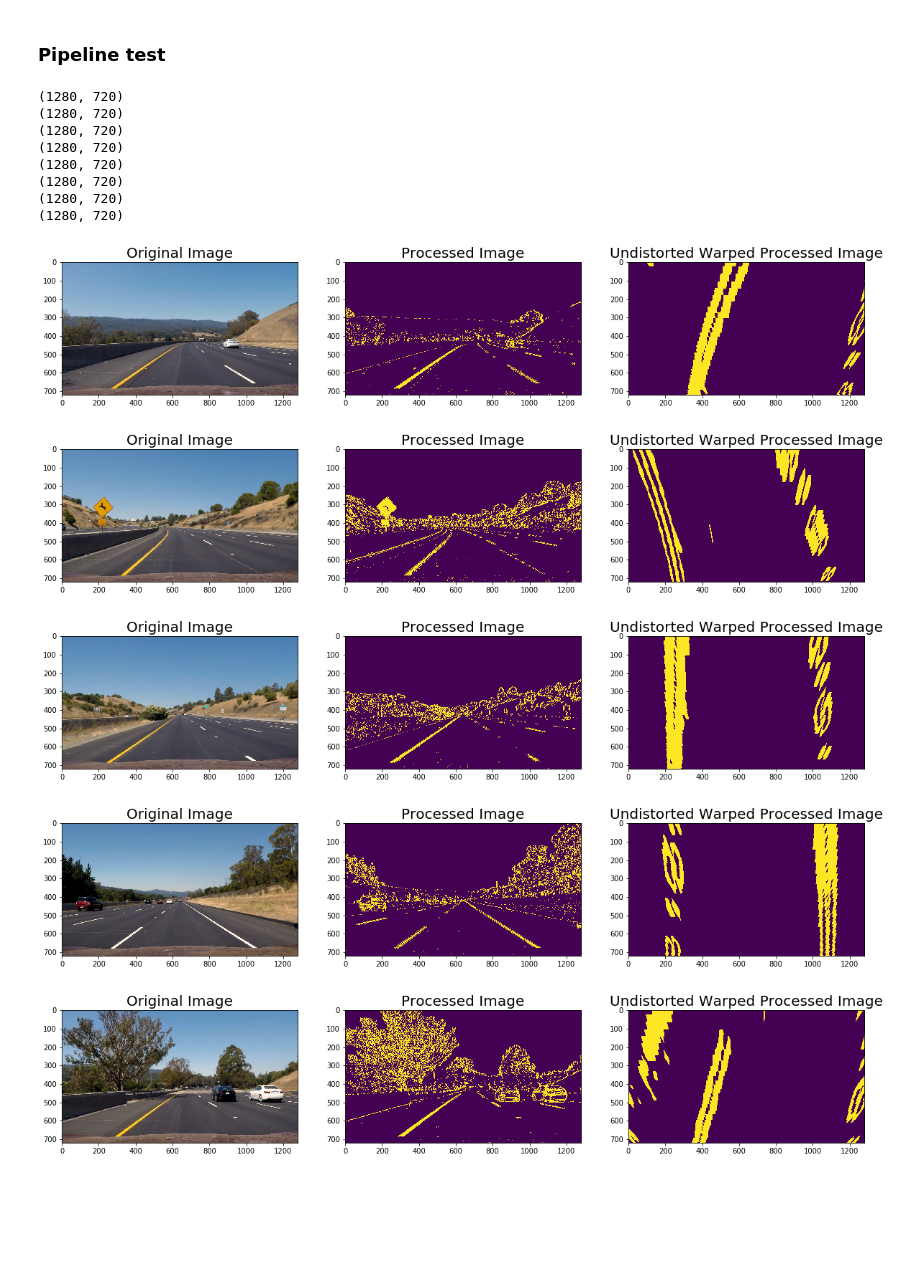
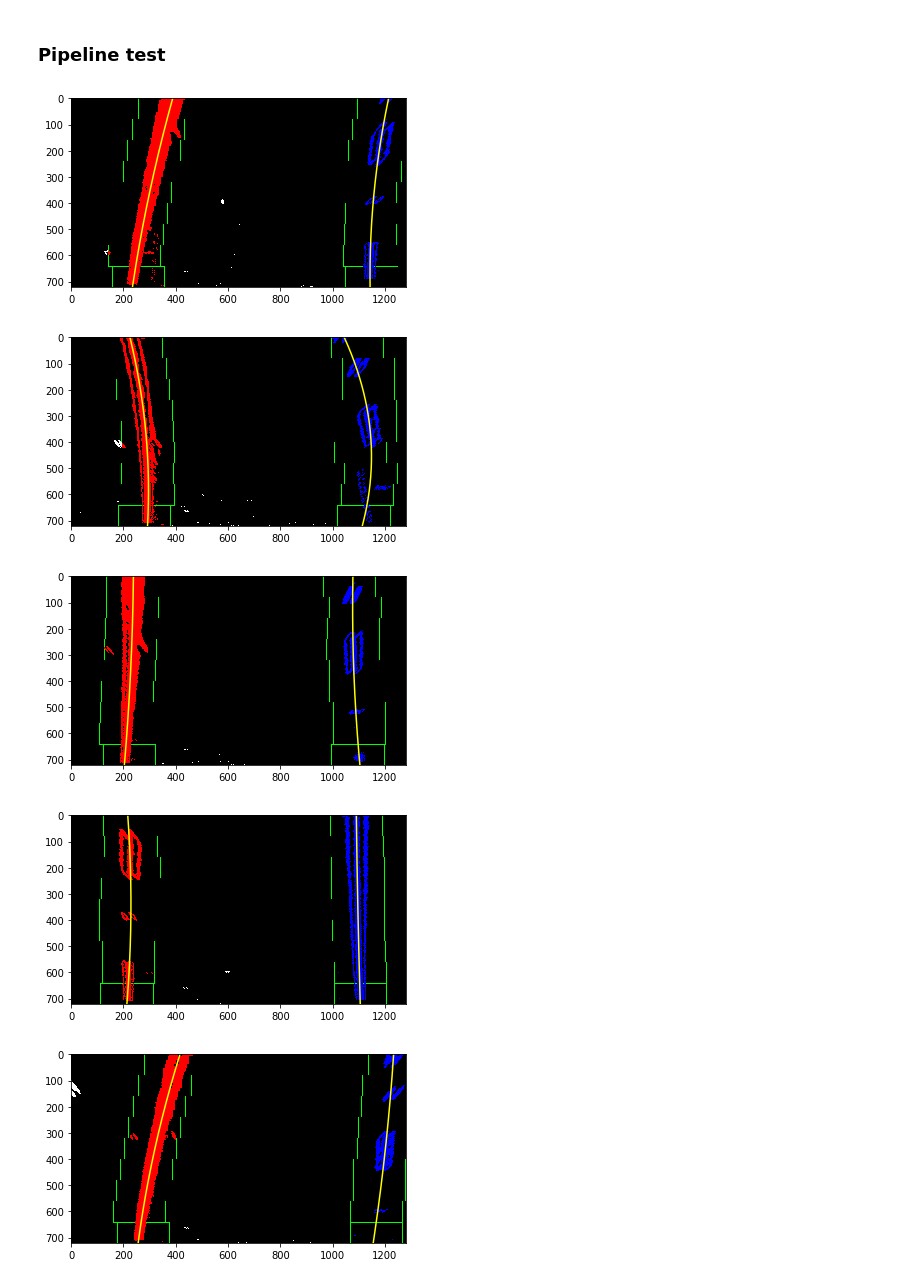
Before and after one commit to gaumarjos/T1-P4-CarND-Advanced-Lane-Lines, a Jupyter notebook: lanes.ipynb, the cells around one changed output. Saved outputs shown, nothing was run; the diff lists cells and outputs as text; code cells hidden in the pictures; blank space fills up the shorter version.

Commit message:
Started implementing line detection

```diff
--- a/lanes.ipynb
+++ b/lanes.ipynb
@@ -192,18 +270,19 @@ def image_processing_pipeline(img):
 
     img = np.copy(img)
 
-    gradient_x_binary = gradient_x_threshold(img, sobel_kernel=9, thresh=(20, 100))
-    s_channel_binary = color_select(img, r_thresh=(210,255), s_thresh=(175, 255))
+    gradient_binary = gradient_x_threshold(img, sobel_kernel=9, thresh=(20, 100))
+    color_binary = color_select(img)
 
     # Stack each channel to view their individual contributions in green and blue respectively
     # This returns a stack of the two binary images, whose components you can see as different colors
-    stacked_binary = np.dstack((np.zeros_like(gradient_x_binary),
-                                gradient_x_binary,
-                                s_channel_binary))
+    stacked_binary = np.dstack((np.zeros_like(gradient_binary),
+                                gradient_binary,
+                                color_binary))
 
     # Combine the two binary thresholds
-    combined_binary = np.zeros_like(gradient_x_binary)
-    combined_binary[(gradient_x_binary == 1) | (s_channel_binary == 1)] = 1
+    combined_binary = np.zeros_like(gradient_binary)
+    combined_binary[(gradient_binary == 1) |
+                    (color_binary == 1)] = 1
 
     # Debug
     """
@@ -278,4 +451,4 @@ images = glob.glob('test_images/*.jpg')
 for idx, fname in enumerate(images):
     img = cv2.imread(fname)
     img = cv2.cvtColor(img, cv2.COLOR_BGR2RGB)
-    color_select(img, r_thresh=(210,255), s_thresh=(175, 255))
+    color_select(img)
@@ -282,32 +472,41 @@ for idx, fname in enumerate(images):
 # %% [markdown]
 ### Pipeline test
 # %%
+# Load all test images
 images = glob.glob('test_images/*.jpg')
+# images = ['test_images/straight_lines1.jpg']
 for idx, fname in enumerate(images):
     img = cv2.imread(fname)
     img = cv2.cvtColor(img, cv2.COLOR_BGR2RGB)
 
+    # Pipeline
     combined = image_processing_pipeline(img)
-    warped = warp_image(undistort_image(combined, mtx, dist))
 
-    f, (ax1, ax2, ax3) = plt.subplots(1, 3, figsize=(20,10))
-    ax1.imshow(img)
-    ax1.set_title('Original Image', fontsize=20)
-    ax2.imshow(combined)
-    ax2.set_title('Processed Image', fontsize=20)
-    ax3.imshow(warped)
-    ax3.set_title('Undistorted Warped Processed Image', fontsize=20)
+    # Region of interest
+    region = region_of_interest(combined)
+
+    # Warping
+    warped = warp_image(undistort_image(region, mtx, dist))
+
+    # Plot to debug warping, gradient and color processing
+    if 0:
+        f, (ax1, ax2, ax3) = plt.subplots(1, 3, figsize=(20,10))
+        ax1.imshow(img)
+        ax1.set_title('Original Image', fontsize=20)
+
+        ax2.imshow(region, cmap='gray')
+        ax2.set_title('Processed Image', fontsize=20)
+
+        ax3.imshow(warped, cmap='gray')
+        ax3.set_title('Undistorted Warped Processed Image', fontsize=20)
+
+
+    # Plot to debug line finding
+    if 1:
+        find_lines(warped)
 # %% [output]
-(1280, 720)
-(1280, 720)
-(1280, 720)
-(1280, 720)
-(1280, 720)
-(1280, 720)
-(1280, 720)
-(1280, 720)
-[figure, old version]
+[figure, new version]
-[figure, old version]
+[figure, new version]
-[figure, old version]
+[figure, new version]
-[figure, old version]
+[figure, new version]
-[figure, old version]
+[figure, new version]
```
Also changed, not shown: parts of 6 cells of this notebook.
